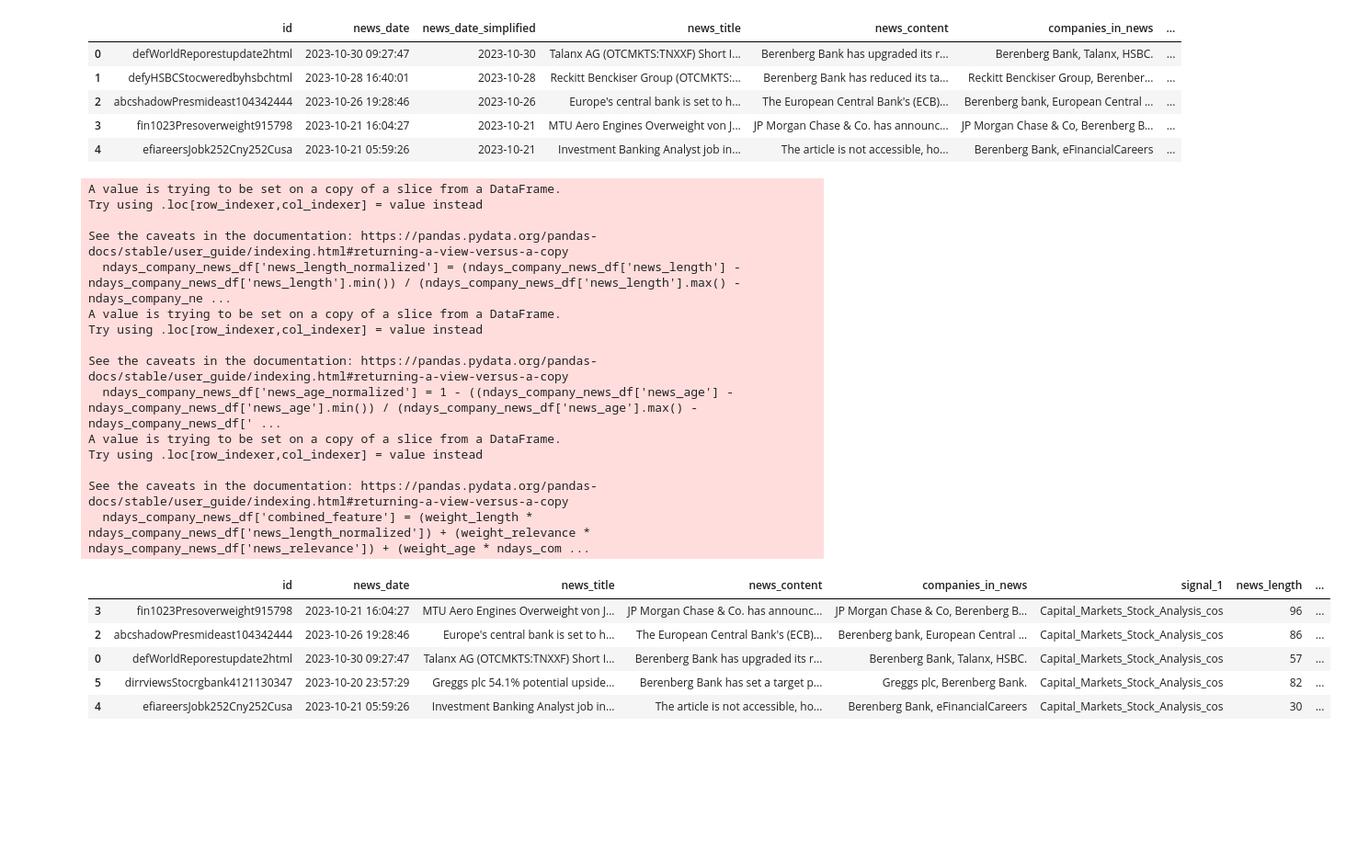
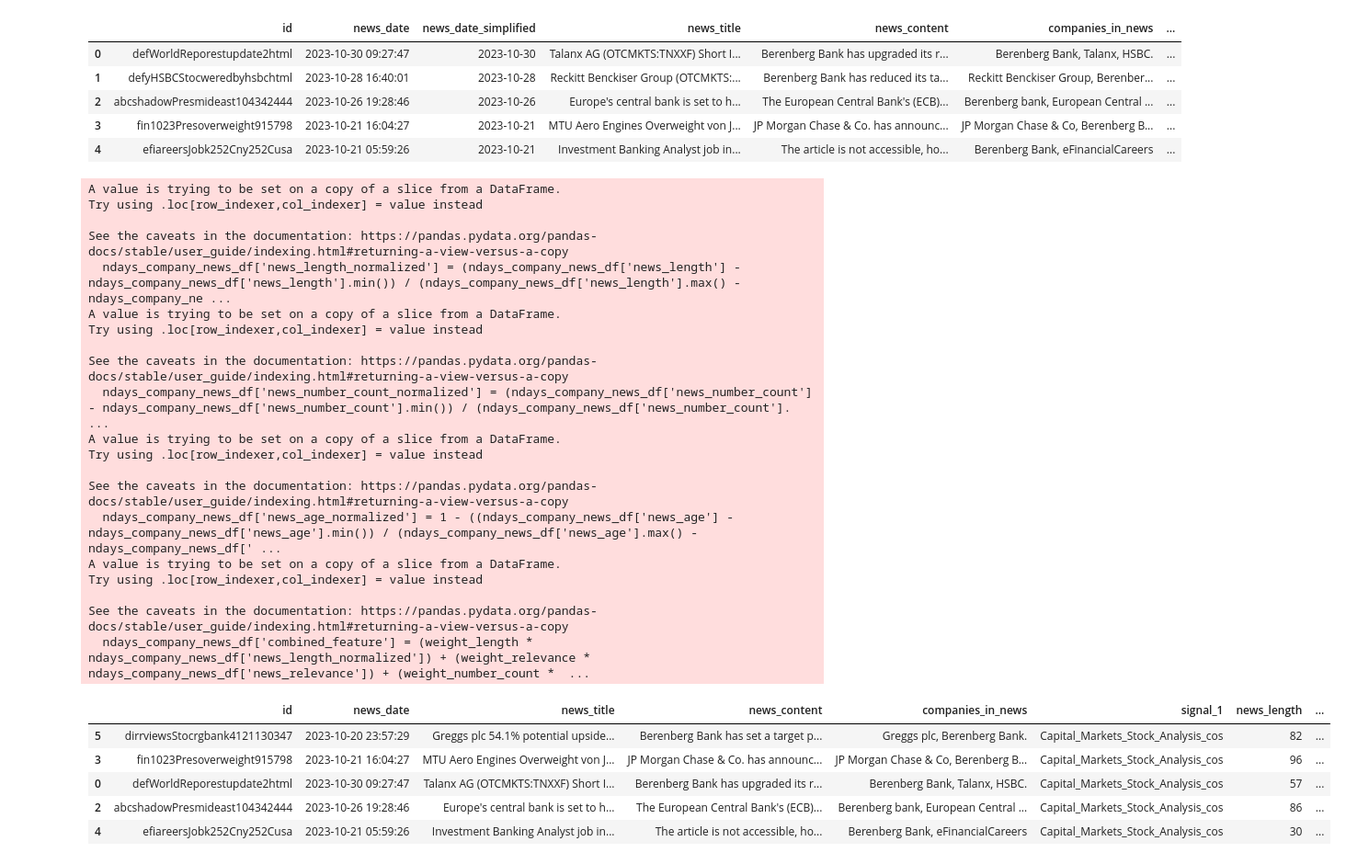
Before and after one commit to neelblabla/nlp_for_analysing_news_signals, a Jupyter notebook: 3_assigning_ranks_to_news_items/ranking_news_items.ipynb, the cells around one changed output. Shown: that part at 92% size. Cells and saved outputs as stored; diff of their text form; code cells hidden in the pictures; blank space fills up the shorter version.

```diff
--- a/3_assigning_ranks_to_news_items/ranking_news_items.ipynb
+++ b/3_assigning_ranks_to_news_items/ranking_news_items.ipynb
@@ -38,9 +38,15 @@ plt.xticks(rotation=90)
 # %%
 %%capture
 !pip install -U sentence-transformers
+!pip install numerizer
+!python -m spacy download en_core_web_lg
+
 from sentence_transformers import SentenceTransformer, util
+model = SentenceTransformer('sentence-transformers/all-MiniLM-L6-v2')
 
-model = SentenceTransformer('sentence-transformers/all-MiniLM-L6-v2')
+from spacy import load
+import numerizer
+nlp = load('en_core_web_lg')
 # %%
 # our pre-defined dictionary of events/signals
 event_descriptions = {
@@ -134,6 +148,8 @@ company_news_df['news_length'] = company_news_df['news_content'].apply(lambda x:
 company_news_df['news_relevance'] = company_news_df['news_content_embeddings'].apply(lambda x: util.pytorch_cos_sim(x, events_df.loc[events_df['event'] == signal_of_interest, 'description_embeddings'].iloc[0]).item())  # relevance = cosine similarity between 'news embedding' and 'signal/event descriprion'
 # feature 3 --> age of news item
 company_news_df['news_age'] = (datetime.now() - company_news_df['news_date_simplified']).dt.days + 1 # evaluating age of news in days
+# feature 4 --> count of 'numbers' discussed in the news item
+company_news_df['news_number_count'] = company_news_df['news_content'].apply(lambda x: len(nlp(x)._.numerize()))  # count of 'numbers' discussed in the news body evaluated using Spacy's 'numerize' extension
 
 # filtering dataframe for latest 'n' days worth of news
 n = 40
@@ -151,43 +167,52 @@ ndays_company_news_df.head()
 # %%
 # now we combine features and 'rank' news items published in the latest n-days window:
 
-# normalizing length for combining features
+# normalizing length for combining features; larger text length means MORE relevant news
 ndays_company_news_df['news_length_normalized'] = (ndays_company_news_df['news_length'] - ndays_company_news_df['news_length'].min()) / (ndays_company_news_df['news_length'].max() - ndays_company_news_df['news_length'].min())
 
-# normalizing age for combining features; large age means less relevant news
+# normalizing number_count for combining features; more numbers means MORE relevant news
+ndays_company_news_df['news_number_count_normalized'] = (ndays_company_news_df['news_number_count'] - ndays_company_news_df['news_number_count'].min()) / (ndays_company_news_df['news_number_count'].max() - ndays_company_news_df['news_number_count'].min())
+
+# normalizing age for combining features; large age means LESS relevant news
 ndays_company_news_df['news_age_normalized'] = 1 - ((ndays_company_news_df['news_age'] - ndays_company_news_df['news_age'].min()) / (ndays_company_news_df['news_age'].max() - ndays_company_news_df['news_age'].min()))
 
 # combining features by assigning weights
-weight_length = 0.3
+weight_length = 0.15
 weight_relevance = 0.6
-weight_age = 1 - weight_length - weight_relevance
-ndays_company_news_df['combined_feature'] = (weight_length * ndays_company_news_df['news_length_normalized']) + (weight_relevance * ndays_company_news_df['news_relevance']) + (weight_age * ndays_company_news_df['news_age_normalized'])
+weight_number_count = 0.15
+weight_age = 1 - weight_length - weight_relevance - weight_number_count
+ndays_company_news_df['combined_feature'] = (weight_length * ndays_company_news_df['news_length_normalized']) + (weight_relevance * ndays_company_news_df['news_relevance']) + (weight_number_count * ndays_company_news_df['news_number_count_normalized']) + (weight_age * ndays_company_news_df['news_age_normalized'])
 
 # assign rankings based on the final combined feature
 ranked_ndays_company_news_df = ndays_company_news_df.sort_values(by='combined_feature', ascending=False)
 
-ranked_ndays_company_news_df[['id', 'news_date', 'news_title', 'news_content', 'companies_in_news', 'signal_1', 'news_length', 'news_relevance', 'news_age', 'combined_feature']].head()
+ranked_ndays_company_news_df[['id', 'news_date', 'news_title', 'news_content', 'companies_in_news', 'signal_1', 'news_length', 'news_relevance', 'news_age', 'news_number_count', 'combined_feature']].head()
 # %% [output]
 A value is trying to be set on a copy of a slice from a DataFrame.
 Try using .loc[row_indexer,col_indexer] = value instead
 
 See the caveats in the documentation: https://pandas.pydata.org/pandas-docs/stable/user_guide/indexing.html#returning-a-view-versus-a-copy
   ndays_company_news_df['news_length_normalized'] = (ndays_company_news_df['news_length'] - ndays_company_news_df['news_length'].min()) / (ndays_company_news_df['news_length'].max() - ndays_company_ne ...
 A value is trying to be set on a copy of a slice from a DataFrame.
 Try using .loc[row_indexer,col_indexer] = value instead
 
 See the caveats in the documentation: https://pandas.pydata.org/pandas-docs/stable/user_guide/indexing.html#returning-a-view-versus-a-copy
+  ndays_company_news_df['news_number_count_normalized'] = (ndays_company_news_df['news_number_count'] - ndays_company_news_df['news_number_count'].min()) / (ndays_company_news_df['news_number_count']. ...
+A value is trying to be set on a copy of a slice from a DataFrame.
+Try using .loc[row_indexer,col_indexer] = value instead
+
+See the caveats in the documentation: https://pandas.pydata.org/pandas-docs/stable/user_guide/indexing.html#returning-a-view-versus-a-copy
   ndays_company_news_df['news_age_normalized'] = 1 - ((ndays_company_news_df['news_age'] - ndays_company_news_df['news_age'].min()) / (ndays_company_news_df['news_age'].max() - ndays_company_news_df[' ...
 A value is trying to be set on a copy of a slice from a DataFrame.
 Try using .loc[row_indexer,col_indexer] = value instead
 
 See the caveats in the documentation: https://pandas.pydata.org/pandas-docs/stable/user_guide/indexing.html#returning-a-view-versus-a-copy
-  ndays_company_news_df['combined_feature'] = (weight_length * ndays_company_news_df['news_length_normalized']) + (weight_relevance * ndays_company_news_df['news_relevance']) + (weight_age * ndays_com ...
+  ndays_company_news_df['combined_feature'] = (weight_length * ndays_company_news_df['news_length_normalized']) + (weight_relevance * ndays_company_news_df['news_relevance']) + (weight_number_count *  ...
 |  | id | news_date | news_title | news_content | companies_in_news | signal_1 | news_length | ... |
+| 5 | dirrviewsStocrgbank4121130347 | 2023-10-20 23:57:29 | Greggs plc 54.1% potential upside... | Berenberg Bank has set a target p... | Greggs plc, Berenberg Bank. | Capital_Markets_Stock_Analysis_cos | 82 | ... |
 | 3 | fin1023Presoverweight915798 | 2023-10-21 16:04:27 | MTU Aero Engines Overweight von J... | JP Morgan Chase & Co. has announc... | JP Morgan Chase & Co, Berenberg B... | Capital_Markets_Stock_Analysis_cos | 96 | ... |
+| 0 | defWorldReporestupdate2html | 2023-10-30 09:27:47 | Talanx AG (OTCMKTS:TNXXF) Short I... | Berenberg Bank has upgraded its r... | Berenberg Bank, Talanx, HSBC. | Capital_Markets_Stock_Analysis_cos | 57 | ... |
 | 2 | abcshadowPresmideast104342444 | 2023-10-26 19:28:46 | Europe's central bank is set to h... | The European Central Bank's (ECB)... | Berenberg bank, European Central ... | Capital_Markets_Stock_Analysis_cos | 86 | ... |
-| 0 | defWorldReporestupdate2html | 2023-10-30 09:27:47 | Talanx AG (OTCMKTS:TNXXF) Short I... | Berenberg Bank has upgraded its r... | Berenberg Bank, Talanx, HSBC. | Capital_Markets_Stock_Analysis_cos | 57 | ... |
-| 5 | dirrviewsStocrgbank4121130347 | 2023-10-20 23:57:29 | Greggs plc 54.1% potential upside... | Berenberg Bank has set a target p... | Greggs plc, Berenberg Bank. | Capital_Markets_Stock_Analysis_cos | 82 | ... |
 | 4 | efiareersJobk252Cny252Cusa | 2023-10-21 05:59:26 | Investment Banking Analyst job in... | The article is not accessible, ho... | Berenberg Bank, eFinancialCareers | Capital_Markets_Stock_Analysis_cos | 30 | ... |
 # %%
 # plotting histograms in each subplot
```
Also changed, not shown: parts of 3 cells of this notebook.
